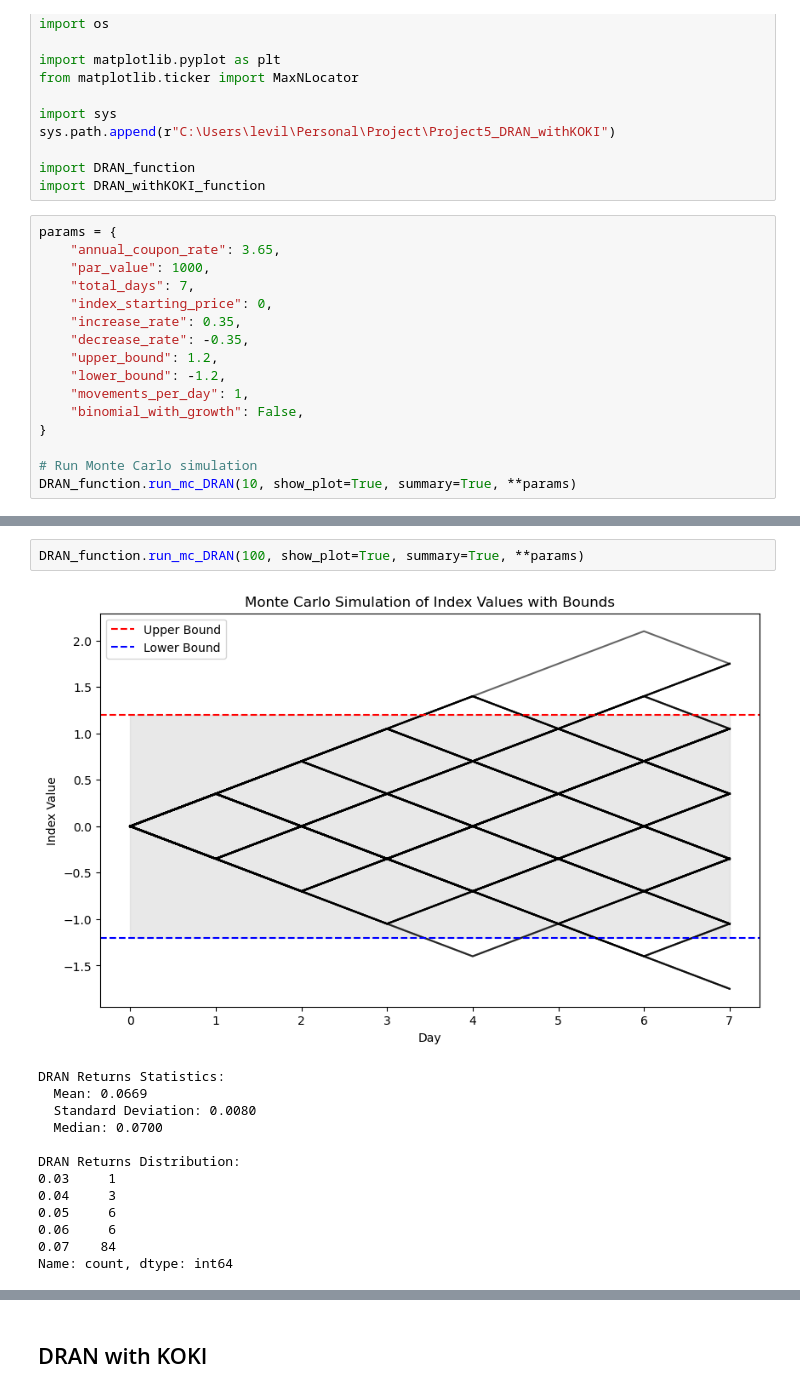
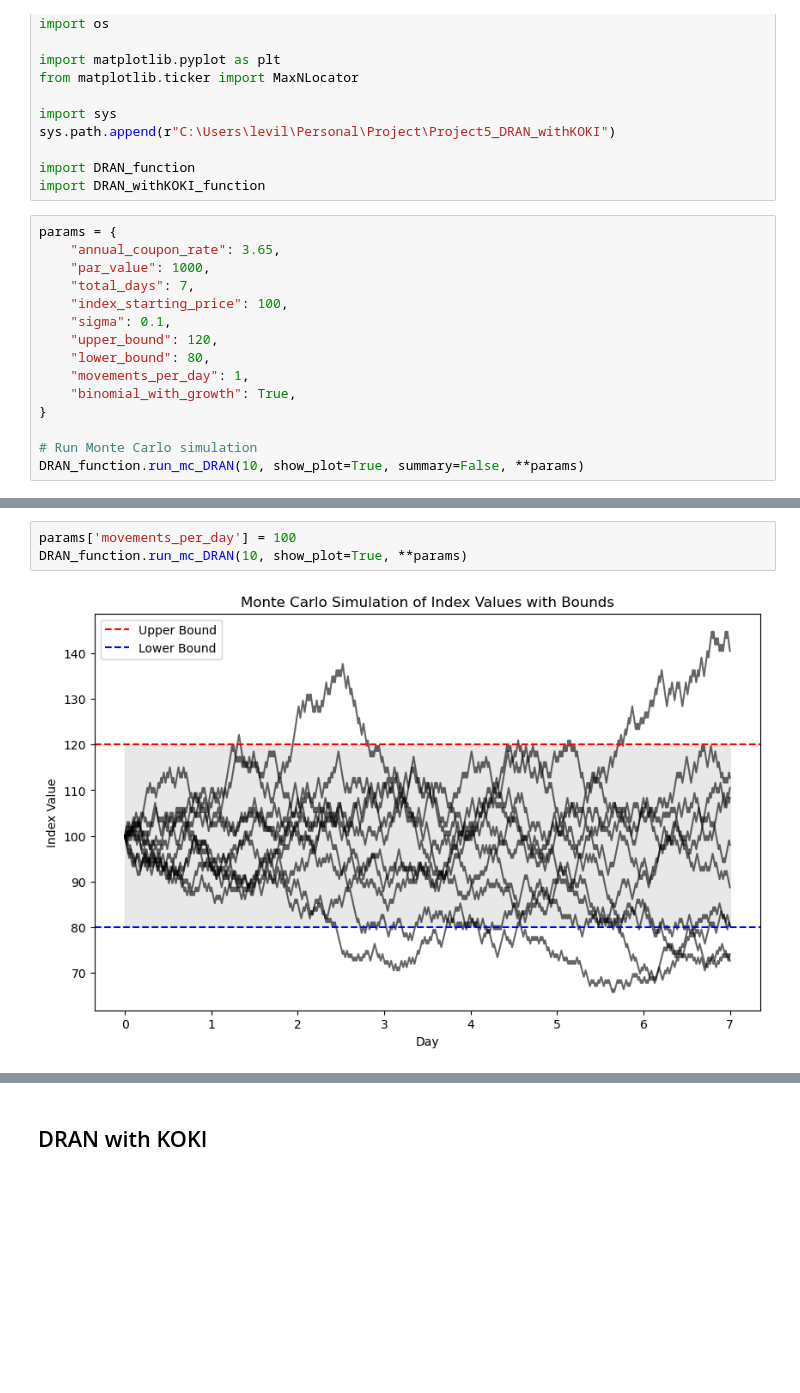
Before and after one commit to minson18/DRAN_withKOKI, a Jupyter notebook: binomial_simulation/main.ipynb, the cells around one changed output, grey strips where cells are left out. Cells and saved outputs as stored; diff of their text form; blank space fills up the shorter version.

```diff
--- a/binomial_simulation/main.ipynb
+++ b/binomial_simulation/main.ipynb
@@ -18,15 +18,14 @@ params = {
     "annual_coupon_rate": 3.65,
     "par_value": 1000,
     "total_days": 7,
-    "index_starting_price": 0,
-    "increase_rate": 0.35,
-    "decrease_rate": -0.35,
-    "upper_bound": 1.2,
-    "lower_bound": -1.2,
+    "index_starting_price": 100,
+    "sigma": 0.1,
+    "upper_bound": 120,
+    "lower_bound": 80,
     "movements_per_day": 1,
-    "binomial_with_growth": False,
+    "binomial_with_growth": True,
 }
 
 # Run Monte Carlo simulation
-DRAN_function.run_mc_DRAN(10, show_plot=True, summary=True, **params)
+DRAN_function.run_mc_DRAN(10, show_plot=True, summary=False, **params)
 # %% [output]
@@ -58,16 +33,5 @@ Name: count, dtype: int64
 # %%
-DRAN_function.run_mc_DRAN(100, show_plot=True, summary=True, **params)
+params['movements_per_day'] = 100
+DRAN_function.run_mc_DRAN(10, show_plot=True, **params)
 # %% [output]
-[figure, old version]
+[figure, new version]
-DRAN Returns Statistics:
-  Mean: 0.0669
-  Standard Deviation: 0.0080
-  Median: 0.0700
-
-DRAN Returns Distribution:
-0.03     1
-0.04     3
-0.05     6
-0.06     6
-0.07    84
-Name: count, dtype: int64
```
Also changed, not shown: parts of 24 cells of this notebook, 4 other files.
